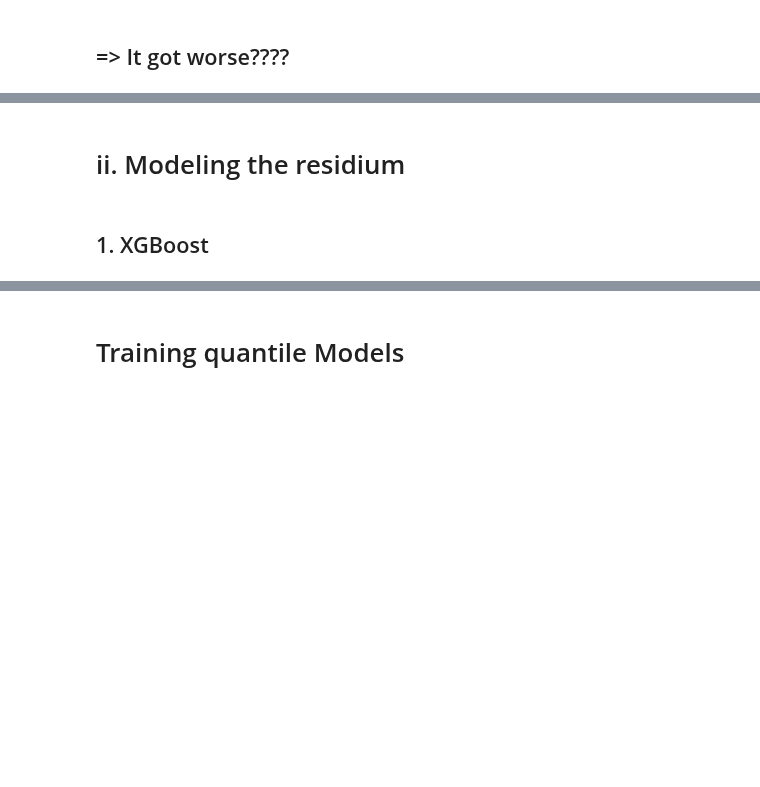
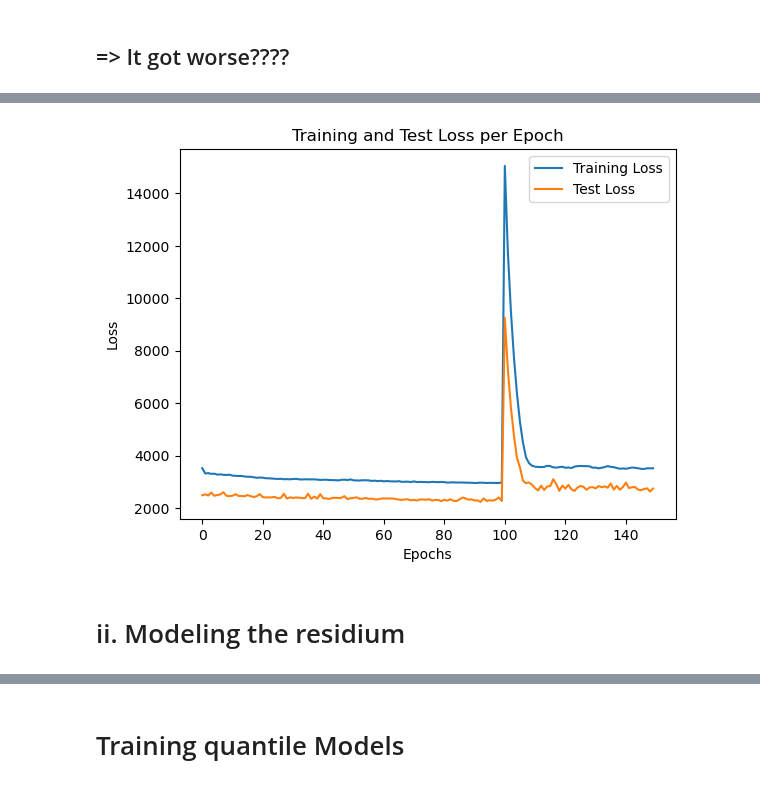
Before and after one commit to P-AEL/Energy_production_price_prediction, a Jupyter notebook: Generation_forecast/Wind_forecast/wind_forecast_math_ml_model_trading.ipynb, the cells around one changed output, grey strips where cells are left out. Cells and saved outputs as stored; diff of their text form; code cells hidden in the pictures; blank space fills up the shorter version.

Commit message:
trying to build a trading model

```diff
--- a/Generation_forecast/Wind_forecast/wind_forecast_math_ml_model_trading.ipynb
+++ b/Generation_forecast/Wind_forecast/wind_forecast_math_ml_model_trading.ipynb
@@ -14,7 +14,7 @@ df_wind = pd.read_csv(os.path.join(os.getcwd(), '..', 'data', 'wind3.csv'))
 
 # drop the columns that are not needed
 # df_wind = df_wind.drop(columns=['SS_Price', 'boa_MWh', 'DA_Price', 'Wind_MWh_credit', 'dtm', 'MIP'])
-df_wind = df_wind.drop(columns=['SS_Price', 'boa_MWh', 'DA_Price', 'dtm', 'MIP', 'date_diff'])
+df_wind = df_wind.drop(columns=['dtm', 'MIP', 'date_diff'])
 
 # drop Wind_MW and rename Wind_MWh_credit to Wind_MW
 df_wind = df_wind.drop(columns=['Wind_MW'])
@@ -258,0 +271,32 @@ Mean Absolute error: 61.33098927672748
+# %%
+import torch
+import torch.nn as nn
+import torch.optim as optim
+from torch.utils.data import DataLoader, Dataset
+from sklearn.model_selection import train_test_split
+import pandas as pd
+import numpy as np
+import matplotlib.pyplot as plt
+
+# add three lag features for WindSpeed:100_dwd
+df_latest['WindSpeed:100_dwd_lag1'] = df_latest['WindSpeed:100_dwd'].shift(1)
+df_latest['WindSpeed:100_dwd_lag2'] = df_latest['WindSpeed:100_dwd'].shift(2)
+df_latest['WindSpeed:100_dwd_lag3'] = df_latest['WindSpeed:100_dwd'].shift(3)
+
+# df_latest['residual'] = df_latest['Wind_MW'] - df_latest['PowerOutput_opt']
+
+df_latest = df_latest.dropna()
+
+# select features for models
+data = df_latest[['WindSpeed:100_dwd', 'Temperature_avg', 'RelativeHumidity_avg', 'AirDensity', 'WindSpeed:100_dwd_lag1', 'WindSpeed:100_dwd_lag2', 'WindSpeed:100_dwd_lag3', 'PowerOutput_opt', 'DA_Price', 'SS_Price', 'Wind_MW', 'UsableWindPower_opt']].copy()
+# %%
+# Device Selection
+if torch.cuda.is_available():
+    device = torch.device("cuda")
+    print("Using CUDA GPU")
+elif torch.backends.mps.is_available():
+    device = torch.device("mps")
+    print("Using M1/M2 GPU with MPS")
+else:
+    device = torch.device("cpu")
+    print("Using CPU")
@@ -259,4 +567,12 @@ Mean Absolute error: 61.33098927672748
+# %%
+plt.plot(train_losses, label='Training Loss')
+plt.plot(test_losses, label='Test Loss')
+plt.xlabel('Epochs')
+plt.ylabel('Loss')
+plt.legend()
+plt.title('Training and Test Loss per Epoch')
+plt.show()
+# %% [output]
+[figure, added]
 # %% [markdown]
 # ii. Modeling the residium
-# %% [markdown]
-## 1. XGBoost
```
Also changed, not shown: parts of 12 cells of this notebook, 2 other files.
